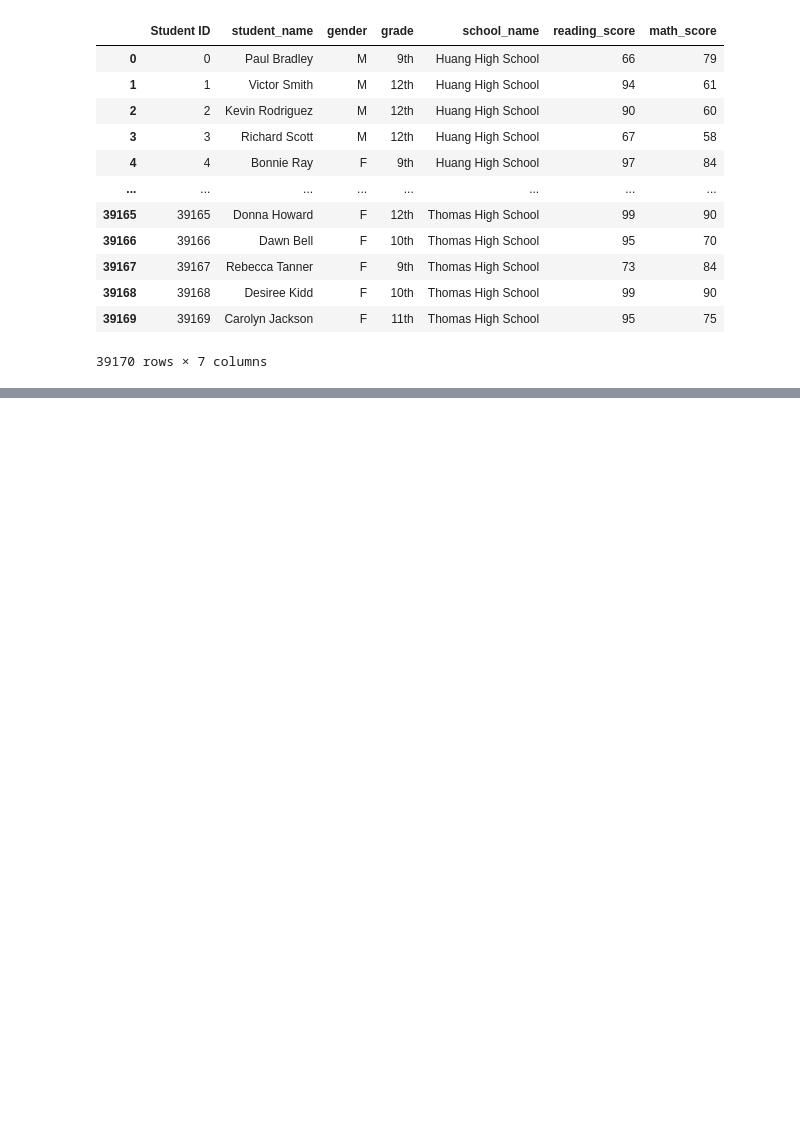
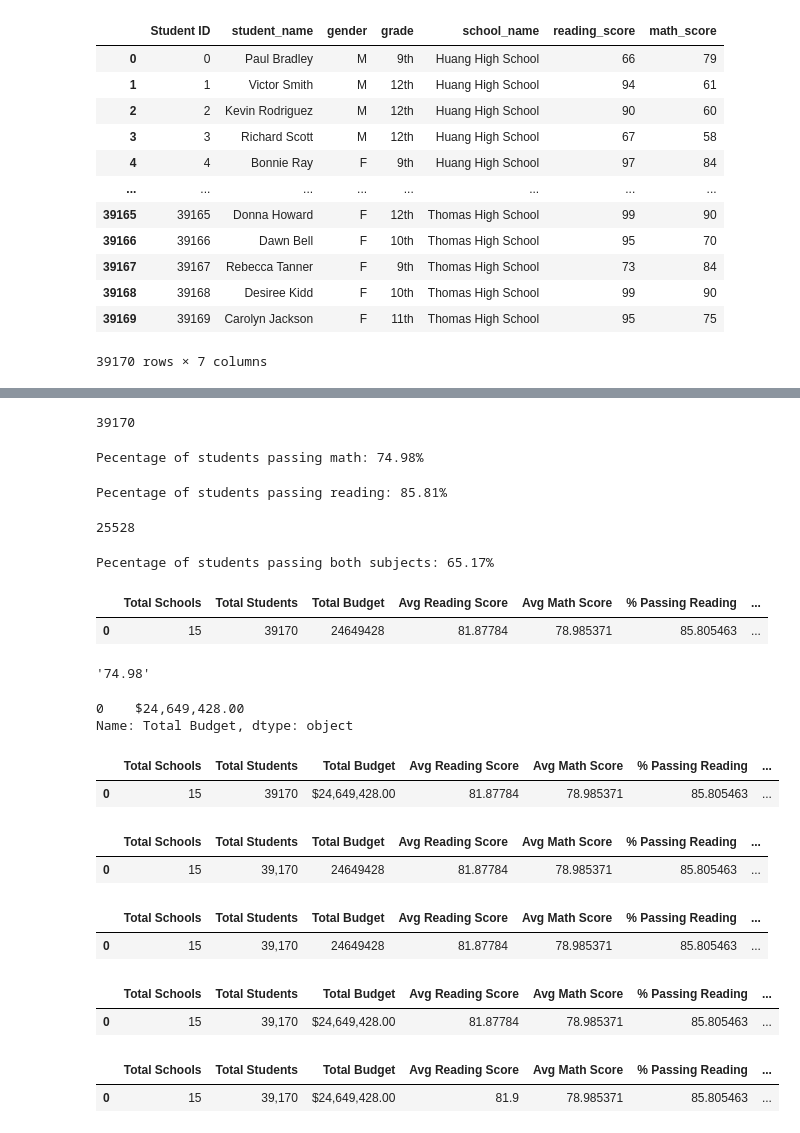
Before and after one commit to abhi82git/School_Analysis, a Jupyter notebook: PyCitySchools.ipynb, the cells around one changed output, grey strips where cells are left out. Saved outputs shown, nothing was run; the diff lists cells and outputs as text; code cells hidden in the pictures; blank space fills up the shorter version.

```diff
--- a/PyCitySchools.ipynb
+++ b/PyCitySchools.ipynb
@@ -120,0 +202,31 @@ student_data_df
+# %%
+total_student_count = school_data_complete_df["Student ID"].count()
+print(total_student_count)
+# %% [output]
+39170
+# %%
+percent_students_passing_math = (students_passing_math["Student ID"].count() / school_data_complete_df["Student ID"].count()) * 100
+print(f"Pecentage of students passing math: {percent_students_passing_math:.2f}%")
+# %% [output]
+Pecentage of students passing math: 74.98%
+# %%
+percent_students_passing_reading = (students_passing_reading["Student ID"].count() / school_data_complete_df["Student ID"].count()) * 100
+print(f"Pecentage of students passing reading: {percent_students_passing_reading:.2f}%")
+# %% [output]
+Pecentage of students passing reading: 85.81%
+# %%
+students_passing_both = school_data_complete_df[(school_data_complete_df["math_score"] >= 70) & (school_data_complete_df["reading_score"] >= 70)]
+students_passing_both["Student ID"].count()
+# %% [output]
+25528
+# %%
+percent_students_passing_both = (students_passing_both["Student ID"].count() / school_data_complete_df["Student ID"].count()) * 100
+print(f"Pecentage of students passing both subjects: {percent_students_passing_both:.2f}%")
+# %% [output]
+Pecentage of students passing both subjects: 65.17%
+# %%
+district_summary_df = pd.DataFrame([{"Total Schools": school_count_len, "Total Students": student_count, "Total Budget": budget_sum, "Avg Reading Score": average_reading_score, "Avg Math Score": average_math_score, "% Passing Reading": percent_students_passing_reading, "% Passing Math": percent_students_passing_math, "% Overall Passing": percent_students_passing_both}])
+district_summary_df
+# %% [output]
+|  | Total Schools | Total Students | Total Budget | Avg Reading Score | Avg Math Score | % Passing Reading | ... |
+| 0 | 15 | 39170 | 24649428 | 81.87784 | 78.985371 | 85.805463 | ... |
@@ -120,0 +239,31 @@ student_data_df
+# %%
+passing_math_percent(pass_student_math_count, total_student_count)
+# %% [output]
+'74.98'
+# %%
+# Format "Total Budget" to have the comma for a thousands separator, a decimal separator, and a "$".
+
+district_summary_df["Total Budget"] = district_summary_df["Total Budget"].map("${:,.2f}".format)
+
+district_summary_df["Total Budget"]
+# %% [output]
+0    $24,649,428.00
+Name: Total Budget, dtype: object
+# %%
+district_summary_df
+# %% [output]
+|  | Total Schools | Total Students | Total Budget | Avg Reading Score | Avg Math Score | % Passing Reading | ... |
+| 0 | 15 | 39170 | $24,649,428.00 | 81.87784 | 78.985371 | 85.805463 | ... |
+# %%
+# Format Total Students
+
+district_summary_df["Total Students"] = district_summary_df["Total Students"].map("{:,}".format)
+district_summary_df
+# %% [output]
+|  | Total Schools | Total Students | Total Budget | Avg Reading Score | Avg Math Score | % Passing Reading | ... |
+| 0 | 15 | 39,170 | 24649428 | 81.87784 | 78.985371 | 85.805463 | ... |
+# %%
+district_summary_df
+# %% [output]
+|  | Total Schools | Total Students | Total Budget | Avg Reading Score | Avg Math Score | % Passing Reading | ... |
+| 0 | 15 | 39,170 | 24649428 | 81.87784 | 78.985371 | 85.805463 | ... |
@@ -120,0 +273,12 @@ student_data_df
+# %%
+district_summary_df
+# %% [output]
+|  | Total Schools | Total Students | Total Budget | Avg Reading Score | Avg Math Score | % Passing Reading | ... |
+| 0 | 15 | 39,170 | $24,649,428.00 | 81.87784 | 78.985371 | 85.805463 | ... |
+# %%
+# Format Avg Reading Score
+district_summary_df["Avg Reading Score"] = district_summary_df["Avg Reading Score"].map("{:.1f}".format)
+district_summary_df
+# %% [output]
+|  | Total Schools | Total Students | Total Budget | Avg Reading Score | Avg Math Score | % Passing Reading | ... |
+| 0 | 15 | 39,170 | $24,649,428.00 | 81.9 | 78.985371 | 85.805463 | ... |
```
Also changed, not shown: parts of 18 cells of this notebook, 1 other file.
